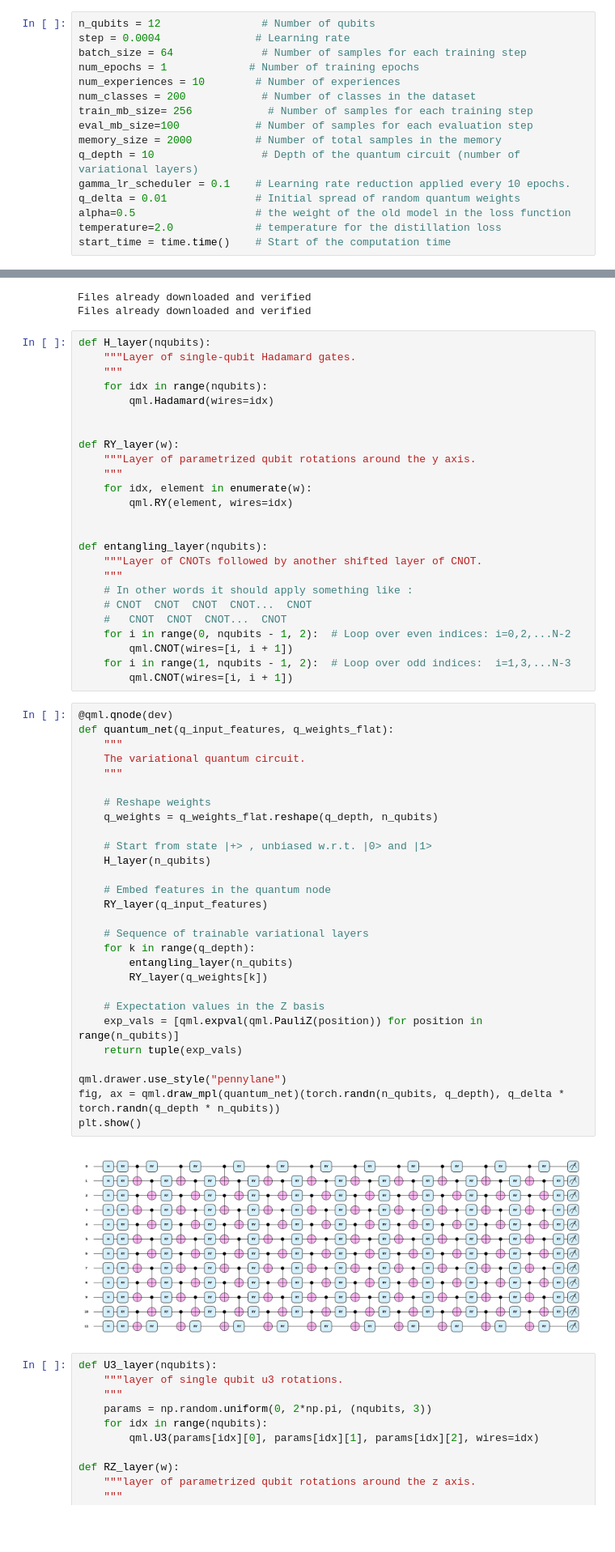
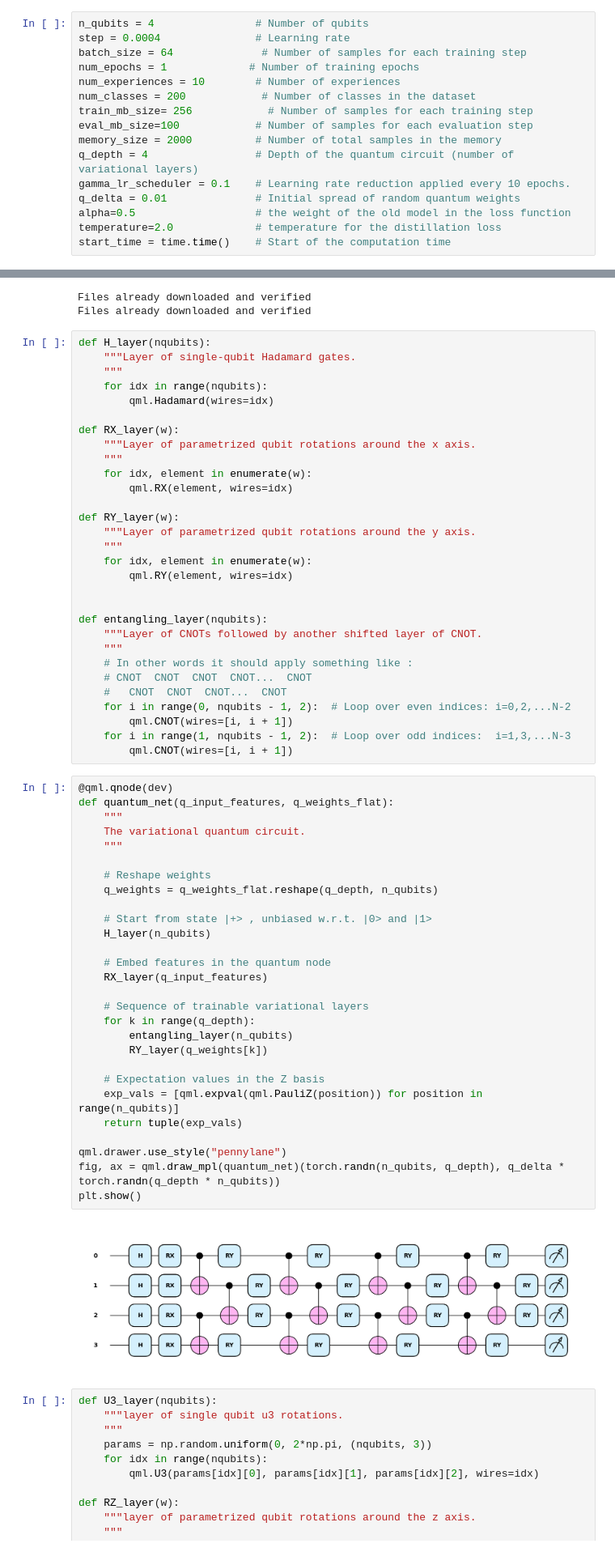
Before and after one commit to yzy1997/quantum_cl, a Jupyter notebook: quantum_lwf_addqlayer.ipynb, the cells around one changed output, grey strips where cells are left out. Shown at 81% size. Cells and saved outputs as stored; diff of their text form; blank space fills up the shorter version.

```diff
--- a/quantum_lwf_addqlayer.ipynb
+++ b/quantum_lwf_addqlayer.ipynb
@@ -53,5 +48,5 @@ To enable the following instructions: AVX2 AVX512F FMA, in other operations, reb
 # %%
-n_qubits = 12                # Number of qubits
+n_qubits = 4                # Number of qubits
 step = 0.0004               # Learning rate
 batch_size = 64              # Number of samples for each training step
 num_epochs = 1             # Number of training epochs
@@ -60,7 +55,7 @@ num_classes = 200            # Number of classes in the dataset
 train_mb_size= 256            # Number of samples for each training step
 eval_mb_size=100            # Number of samples for each evaluation step
 memory_size = 2000          # Number of total samples in the memory
-q_depth = 10                 # Depth of the quantum circuit (number of variational layers)
+q_depth = 4                 # Depth of the quantum circuit (number of variational layers)
 gamma_lr_scheduler = 0.1    # Learning rate reduction applied every 10 epochs.
 q_delta = 0.01              # Initial spread of random quantum weights
 alpha=0.5                   # the weight of the old model in the loss function
@@ -182,6 +177,11 @@ def H_layer(nqubits):
     for idx in range(nqubits):
         qml.Hadamard(wires=idx)
 
+def RX_layer(w):
+    """Layer of parametrized qubit rotations around the x axis.
+    """
+    for idx, element in enumerate(w):
+        qml.RX(element, wires=idx)
 
 def RY_layer(w):
     """Layer of parametrized qubit rotations around the y axis.
@@ -203,33 +203,33 @@ def entangling_layer(nqubits):
 # %%
 @qml.qnode(dev)
 def quantum_net(q_input_features, q_weights_flat):
     """
     The variational quantum circuit.
     """
 
     # Reshape weights
     q_weights = q_weights_flat.reshape(q_depth, n_qubits)
 
     # Start from state |+> , unbiased w.r.t. |0> and |1>
     H_layer(n_qubits)
 
     # Embed features in the quantum node
-    RY_layer(q_input_features)
+    RX_layer(q_input_features)
 
     # Sequence of trainable variational layers
     for k in range(q_depth):
         entangling_layer(n_qubits)
         RY_layer(q_weights[k])
 
     # Expectation values in the Z basis
     exp_vals = [qml.expval(qml.PauliZ(position)) for position in range(n_qubits)]
     return tuple(exp_vals)
 
 qml.drawer.use_style("pennylane")
 fig, ax = qml.draw_mpl(quantum_net)(torch.randn(n_qubits, q_depth), q_delta * torch.randn(q_depth * n_qubits))
 plt.show()
 # %% [output]
-[figure, old version]
+[figure, new version]
 # %%
 def U3_layer(nqubits):
     """layer of single qubit u3 rotations.
```
Also changed, not shown: parts of 11 cells of this notebook, 41 other files.
